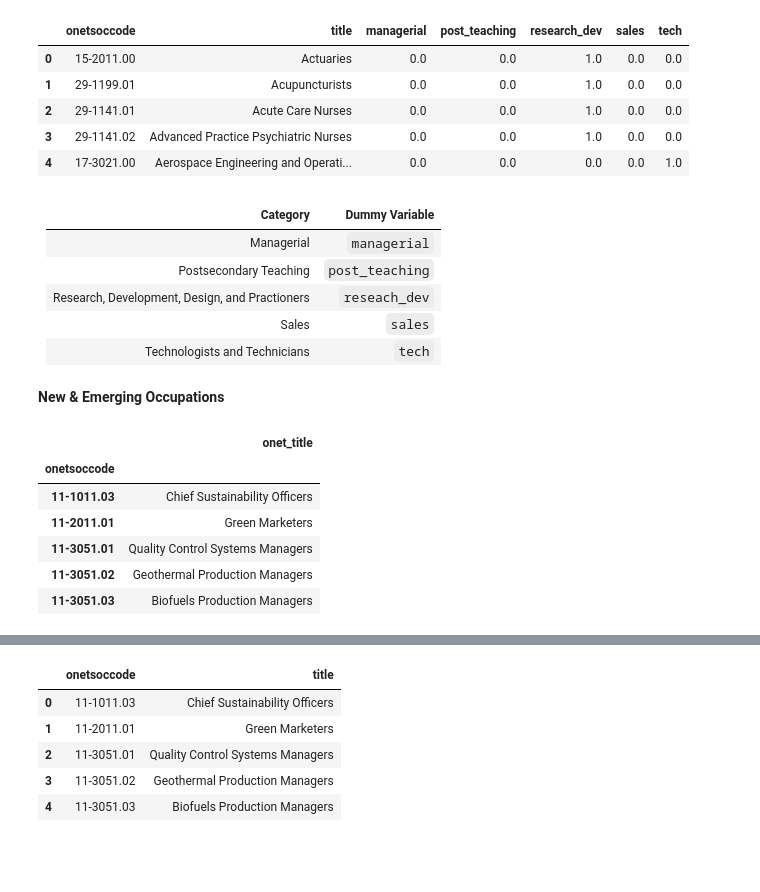
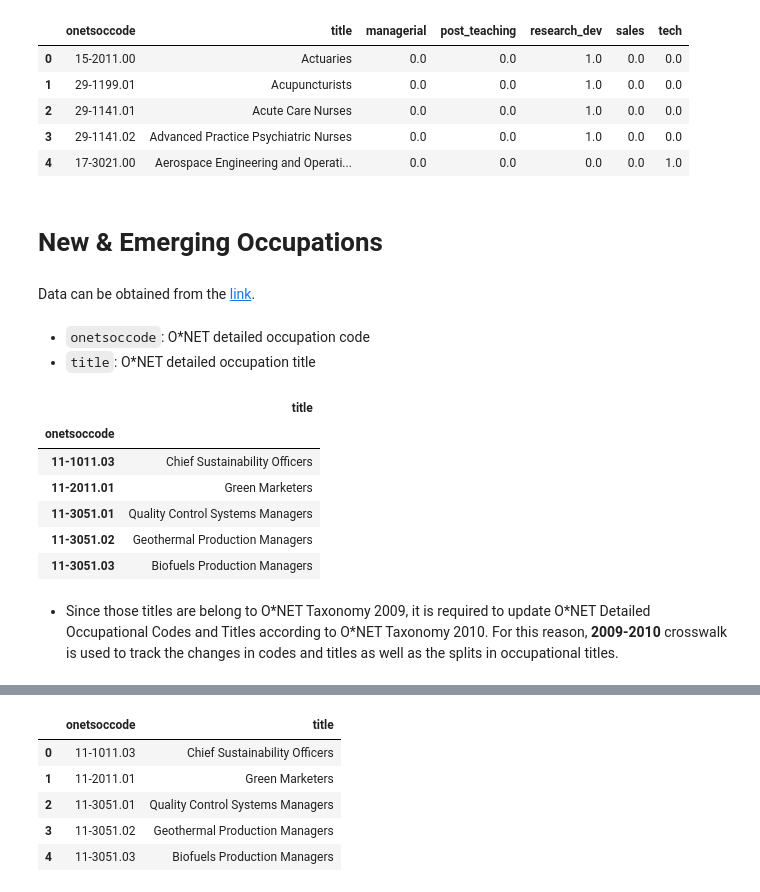
Before and after one commit to alirifat/AI-and-Labor-Market, a Jupyter notebook: python_version/onet_occupational_categories.ipynb, the cells around one changed output, grey strips where cells are left out. Drawn from its saved outputs; the diff is of its cells as text; code cells hidden in the pictures; blank space fills up the shorter version.

```diff
--- a/python_version/onet_occupational_categories.ipynb
+++ b/python_version/onet_occupational_categories.ipynb
@@ -59,33 +124,32 @@ df_stem.head()
 | 2 | 29-1141.01 | Acute Care Nurses | 0.0 | 0.0 | 1.0 | 0.0 | 0.0 |
 | 3 | 29-1141.02 | Advanced Practice Psychiatric Nurses | 0.0 | 0.0 | 1.0 | 0.0 | 0.0 |
 | 4 | 17-3021.00 | Aerospace Engineering and Operati... | 0.0 | 0.0 | 0.0 | 0.0 | 1.0 |
-# %% [markdown]
-| Category | Dummy Variable |
-| -------- | -------------- |
-| Managerial | `managerial` |
-| Postsecondary Teaching | `post_teaching` |
-| Research, Development, Design, and Practioners | `reseach_dev` |
-| Sales | `sales` |
-| Technologists and Technicians | `tech` |
-# %% [markdown]
-__New & Emerging Occupations__
+# %% [markdown]
+# New & Emerging Occupations
+# %% [markdown]
+Data can be obtained from the [link](https://www.onetcenter.org/reports/UpdatingTaxonomy2009.html).
+# %% [markdown]
+* `onetsoccode`: O\*NET detailed occupation code
+* `title`: O\*NET detailed occupation title
 # %%
 df_taxonomy2009 = pd.read_excel('csv_files/ONET_occ_categories/UpdatingTaxonomy2009_AppB.xls')
 df_taxonomy2009 = df_taxonomy2009.iloc[3:, :]
 df_taxonomy2009.dropna(inplace=True)
-df_taxonomy2009.columns = ['onetsoccode', 'onet_title']
-df_taxonomy2009.onet_title = df_taxonomy2009.onet_title.apply(
+df_taxonomy2009.columns = ['onetsoccode', 'title']
+df_taxonomy2009.title = df_taxonomy2009.title.apply(
                                 lambda x: x[:-1] if x.endswith('*') else x)
 df_taxonomy2009.set_index('onetsoccode', inplace=True)
 df_taxonomy2009.head()
 # %% [output]
-|  | onet_title |
+|  | title |
 | onetsoccode |  |
 | 11-1011.03 | Chief Sustainability Officers |
 | 11-2011.01 | Green Marketers |
 | 11-3051.01 | Quality Control Systems Managers |
 | 11-3051.02 | Geothermal Production Managers |
 | 11-3051.03 | Biofuels Production Managers |
+# %% [markdown]
+* Since those titles are belong to O\*NET Taxonomy 2009, it is required to update O\*NET Detailed Occupational Codes and Titles according to O\*NET Taxonomy 2010. For this reason, __2009-2010__ crosswalk is used to track the changes in codes and titles as well as the splits in occupational titles.
 # %%
 df_emerging = pd.read_csv('csv_files/Crosswalks/2009_to_2010_Crosswalk.csv')
 df_emerging.head()
```
Also changed, not shown: parts of 39 cells of this notebook.
